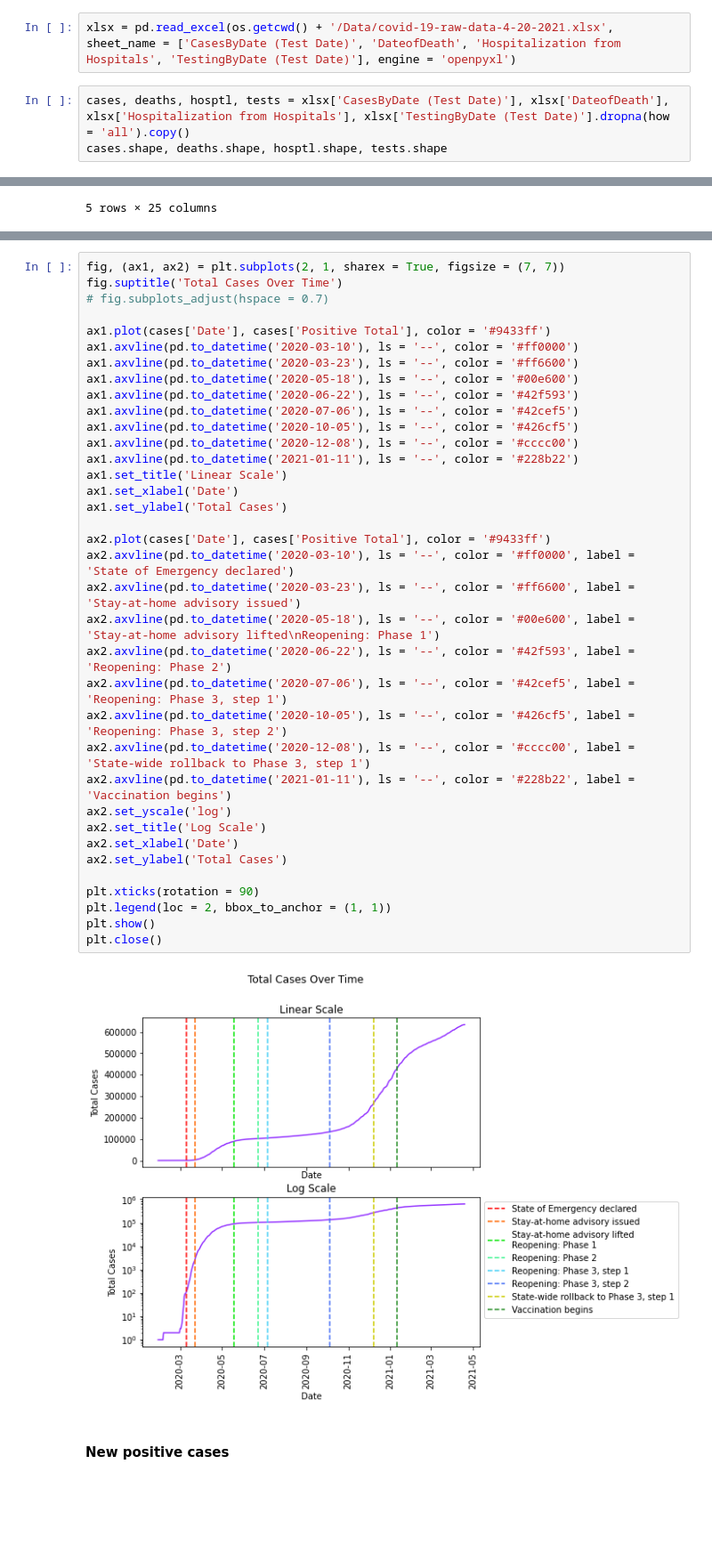
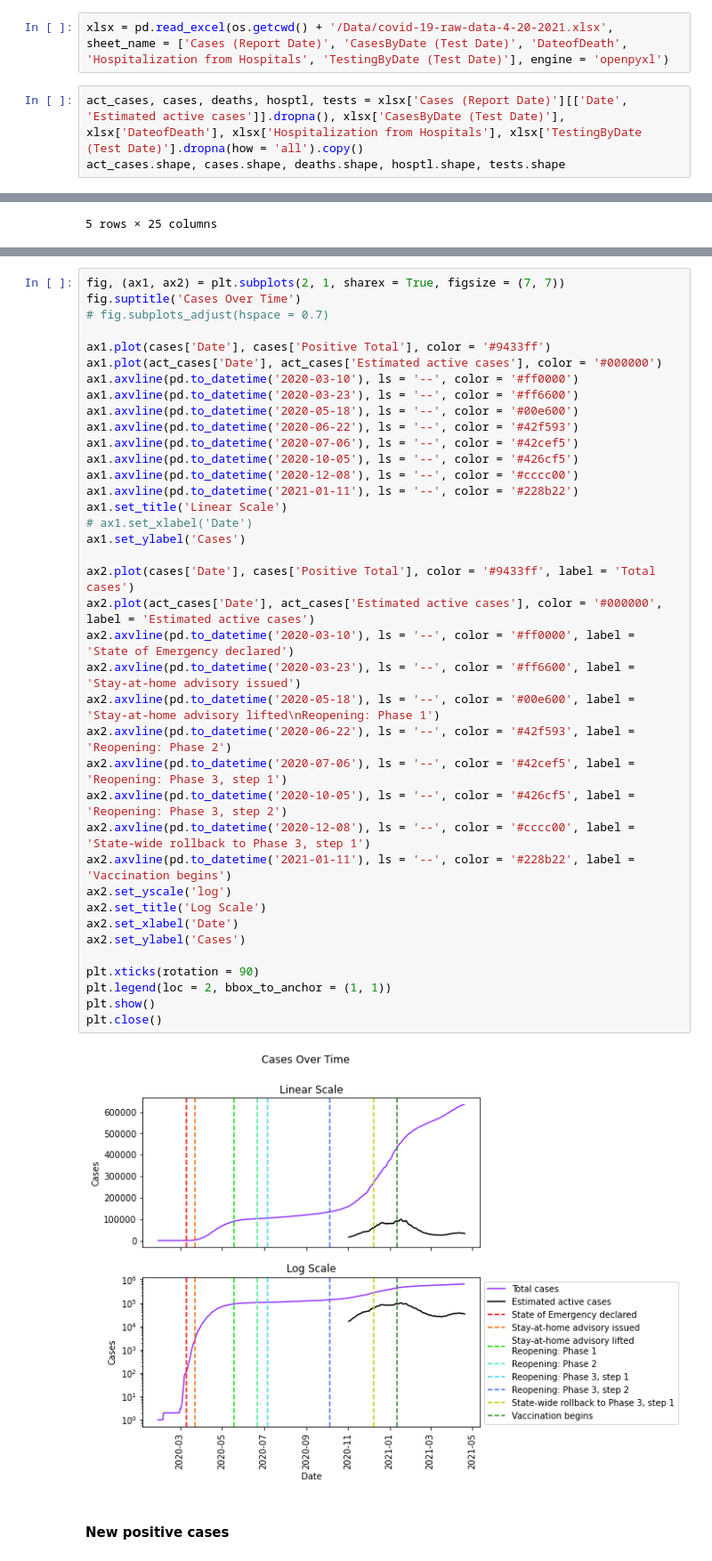
Before and after one commit to samar14641/covid-visualisations, a Jupyter notebook: massachusettsPlots.ipynb, the cells around one changed output, grey strips where cells are left out. Shown at 89% size. Cells and saved outputs as stored; diff of their text form; blank space fills up the shorter version.

Commit message:
added active cases, cleaned up cells

```diff
--- a/massachusettsPlots.ipynb
+++ b/massachusettsPlots.ipynb
@@ -24,8 +25,8 @@ mass_vax.head()
 | 2903 | 2021-01-15 | Massachusetts | 257175.0 | 669325.0 | 222109.0 | 0.51 | ... |
 | 2904 | 2021-01-16 | Massachusetts | NaN | NaN | NaN | NaN | ... |
 # %%
-xlsx = pd.read_excel(os.getcwd() + '/Data/covid-19-raw-data-4-20-2021.xlsx', sheet_name = ['CasesByDate (Test Date)', 'DateofDeath', 'Hospitalization from Hospitals', 'TestingByDate (Test Date)'], engine = 'openpyxl')
+xlsx = pd.read_excel(os.getcwd() + '/Data/covid-19-raw-data-4-20-2021.xlsx', sheet_name = ['Cases (Report Date)', 'CasesByDate (Test Date)', 'DateofDeath', 'Hospitalization from Hospitals', 'TestingByDate (Test Date)'], engine = 'openpyxl')
 # %%
-cases, deaths, hosptl, tests = xlsx['CasesByDate (Test Date)'], xlsx['DateofDeath'], xlsx['Hospitalization from Hospitals'], xlsx['TestingByDate (Test Date)'].dropna(how = 'all').copy()
-cases.shape, deaths.shape, hosptl.shape, tests.shape
+act_cases, cases, deaths, hosptl, tests = xlsx['Cases (Report Date)'][['Date', 'Estimated active cases']].dropna(), xlsx['CasesByDate (Test Date)'], xlsx['DateofDeath'], xlsx['Hospitalization from Hospitals'], xlsx['TestingByDate (Test Date)'].dropna(how = 'all').copy()
+act_cases.shape, cases.shape, deaths.shape, hosptl.shape, tests.shape
 # %% [output]
@@ -72,41 +82,43 @@ tests.head()
 # %%
 fig, (ax1, ax2) = plt.subplots(2, 1, sharex = True, figsize = (7, 7))
-fig.suptitle('Total Cases Over Time')
+fig.suptitle('Cases Over Time')
 # fig.subplots_adjust(hspace = 0.7)
 
 ax1.plot(cases['Date'], cases['Positive Total'], color = '#9433ff')
+ax1.plot(act_cases['Date'], act_cases['Estimated active cases'], color = '#000000')
 ax1.axvline(pd.to_datetime('2020-03-10'), ls = '--', color = '#ff0000')
 ax1.axvline(pd.to_datetime('2020-03-23'), ls = '--', color = '#ff6600')
 ax1.axvline(pd.to_datetime('2020-05-18'), ls = '--', color = '#00e600')
 ax1.axvline(pd.to_datetime('2020-06-22'), ls = '--', color = '#42f593')
 ax1.axvline(pd.to_datetime('2020-07-06'), ls = '--', color = '#42cef5')
 ax1.axvline(pd.to_datetime('2020-10-05'), ls = '--', color = '#426cf5')
 ax1.axvline(pd.to_datetime('2020-12-08'), ls = '--', color = '#cccc00')
 ax1.axvline(pd.to_datetime('2021-01-11'), ls = '--', color = '#228b22')
 ax1.set_title('Linear Scale')
-ax1.set_xlabel('Date')
-ax1.set_ylabel('Total Cases')
+# ax1.set_xlabel('Date')
+ax1.set_ylabel('Cases')
 
-ax2.plot(cases['Date'], cases['Positive Total'], color = '#9433ff')
+ax2.plot(cases['Date'], cases['Positive Total'], color = '#9433ff', label = 'Total cases')
+ax2.plot(act_cases['Date'], act_cases['Estimated active cases'], color = '#000000', label = 'Estimated active cases')
 ax2.axvline(pd.to_datetime('2020-03-10'), ls = '--', color = '#ff0000', label = 'State of Emergency declared')
 ax2.axvline(pd.to_datetime('2020-03-23'), ls = '--', color = '#ff6600', label = 'Stay-at-home advisory issued')
 ax2.axvline(pd.to_datetime('2020-05-18'), ls = '--', color = '#00e600', label = 'Stay-at-home advisory lifted\nReopening: Phase 1')
 ax2.axvline(pd.to_datetime('2020-06-22'), ls = '--', color = '#42f593', label = 'Reopening: Phase 2')
 ax2.axvline(pd.to_datetime('2020-07-06'), ls = '--', color = '#42cef5', label = 'Reopening: Phase 3, step 1')
 ax2.axvline(pd.to_datetime('2020-10-05'), ls = '--', color = '#426cf5', label = 'Reopening: Phase 3, step 2')
 ax2.axvline(pd.to_datetime('2020-12-08'), ls = '--', color = '#cccc00', label = 'State-wide rollback to Phase 3, step 1')
 ax2.axvline(pd.to_datetime('2021-01-11'), ls = '--', color = '#228b22', label = 'Vaccination begins')
 ax2.set_yscale('log')
 ax2.set_title('Log Scale')
 ax2.set_xlabel('Date')
-ax2.set_ylabel('Total Cases')
+ax2.set_ylabel('Cases')
 
 plt.xticks(rotation = 90)
 plt.legend(loc = 2, bbox_to_anchor = (1, 1))
 plt.show()
 plt.close()
 # %% [output]
-[figure, old version]
+[figure, new version]
 # %% [markdown]
 #### New positive cases
 # %%
```
Also changed, not shown: parts of 7 cells of this notebook.
